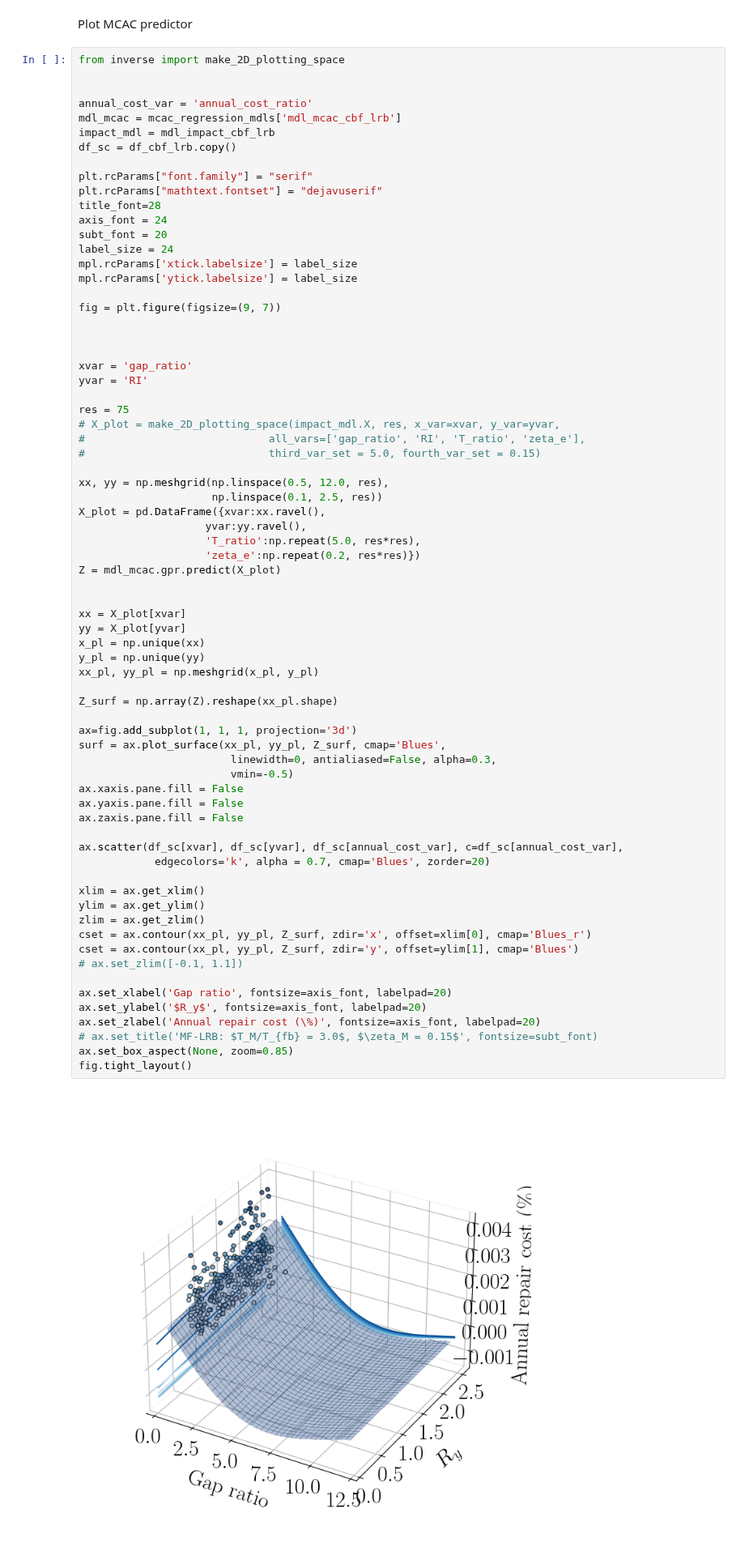
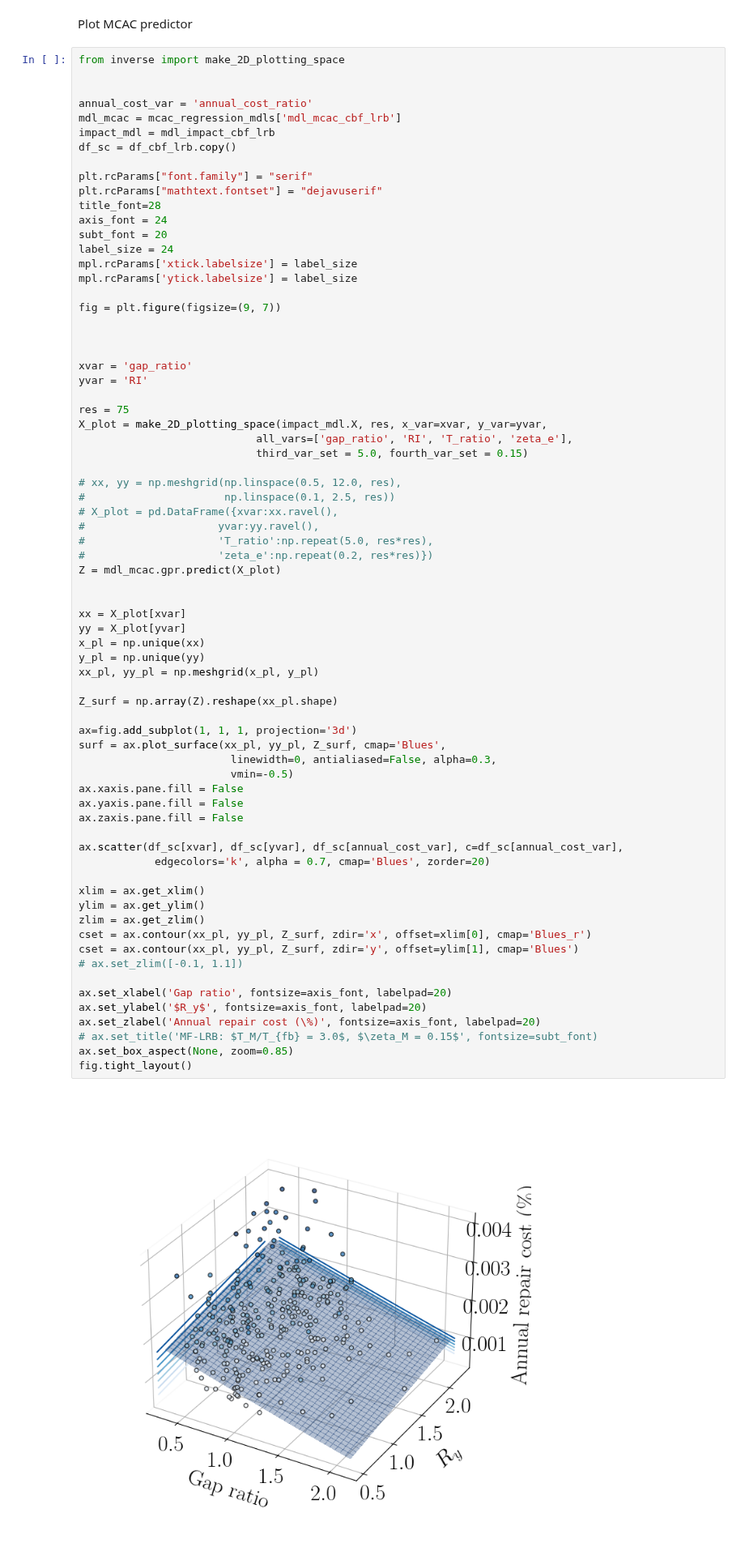
Before and after one commit to hgp297/isol-sys-database, a Jupyter notebook: src/analyses/time_anly.ipynb, the cells around one changed output. Shown at 81% size. Drawn from its saved outputs; the diff is of its cells as text.

```diff
--- a/src/analyses/time_anly.ipynb
+++ b/src/analyses/time_anly.ipynb
@@ -1142,16 +1142,16 @@ xvar = 'gap_ratio'
 yvar = 'RI'
 
 res = 75
-# X_plot = make_2D_plotting_space(impact_mdl.X, res, x_var=xvar, y_var=yvar,
-#                             all_vars=['gap_ratio', 'RI', 'T_ratio', 'zeta_e'],
-#                             third_var_set = 5.0, fourth_var_set = 0.15)
+X_plot = make_2D_plotting_space(impact_mdl.X, res, x_var=xvar, y_var=yvar,
+                            all_vars=['gap_ratio', 'RI', 'T_ratio', 'zeta_e'],
+                            third_var_set = 5.0, fourth_var_set = 0.15)
 
-xx, yy = np.meshgrid(np.linspace(0.5, 12.0, res),
-                     np.linspace(0.1, 2.5, res))
-X_plot = pd.DataFrame({xvar:xx.ravel(),
-                    yvar:yy.ravel(),
-                    'T_ratio':np.repeat(5.0, res*res),
-                    'zeta_e':np.repeat(0.2, res*res)})
+# xx, yy = np.meshgrid(np.linspace(0.5, 12.0, res),
+#                      np.linspace(0.1, 2.5, res))
+# X_plot = pd.DataFrame({xvar:xx.ravel(),
+#                     yvar:yy.ravel(),
+#                     'T_ratio':np.repeat(5.0, res*res),
+#                     'zeta_e':np.repeat(0.2, res*res)})
 Z = mdl_mcac.gpr.predict(X_plot)
 
 
@@ -1161,34 +1161,34 @@ x_pl = np.unique(xx)
 y_pl = np.unique(yy)
 xx_pl, yy_pl = np.meshgrid(x_pl, y_pl)
 
 Z_surf = np.array(Z).reshape(xx_pl.shape)
 
 ax=fig.add_subplot(1, 1, 1, projection='3d')
 surf = ax.plot_surface(xx_pl, yy_pl, Z_surf, cmap='Blues',
                         linewidth=0, antialiased=False, alpha=0.3,
                         vmin=-0.5)
 ax.xaxis.pane.fill = False
 ax.yaxis.pane.fill = False
 ax.zaxis.pane.fill = False
 
 ax.scatter(df_sc[xvar], df_sc[yvar], df_sc[annual_cost_var], c=df_sc[annual_cost_var],
             edgecolors='k', alpha = 0.7, cmap='Blues', zorder=20)
 
 xlim = ax.get_xlim()
 ylim = ax.get_ylim()
 zlim = ax.get_zlim()
 cset = ax.contour(xx_pl, yy_pl, Z_surf, zdir='x', offset=xlim[0], cmap='Blues_r')
 cset = ax.contour(xx_pl, yy_pl, Z_surf, zdir='y', offset=ylim[1], cmap='Blues')
 # ax.set_zlim([-0.1, 1.1])
 
 ax.set_xlabel('Gap ratio', fontsize=axis_font, labelpad=20)
 ax.set_ylabel('$R_y$', fontsize=axis_font, labelpad=20)
 ax.set_zlabel('Annual repair cost (\%)', fontsize=axis_font, labelpad=20)
 # ax.set_title('MF-LRB: $T_M/T_{fb} = 3.0$, $\zeta_M = 0.15$', fontsize=subt_font)
 ax.set_box_aspect(None, zoom=0.85)
 fig.tight_layout()
 # %% [output]
-[figure, old version]
+[figure, new version]
 # %%
 #%% GP models for MCACs (done without impact classif)
 '''
```
Also changed, not shown: parts of 9 cells of this notebook.
